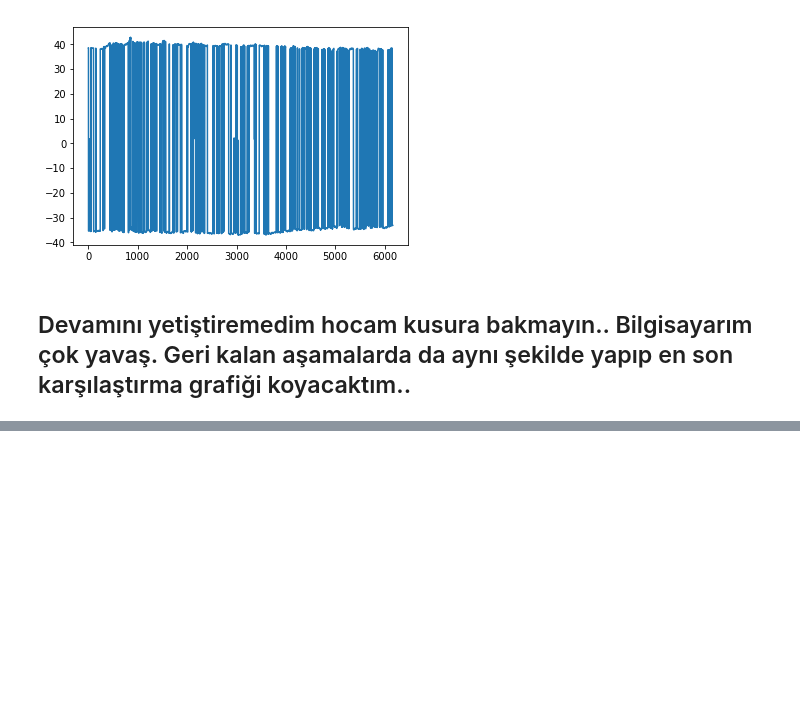
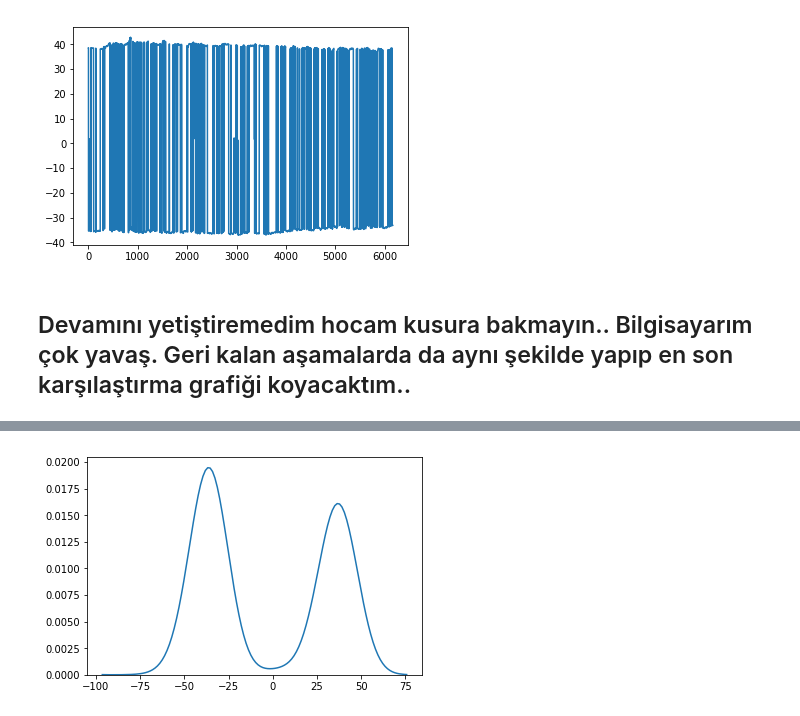
Before and after one commit to Kodluyoruz-Ankara-Veri-Bilimi/SevketAY, a Jupyter notebook: regression.ipynb, the cells around one changed output, grey strips where cells are left out. Cells and saved outputs as stored; diff of their text form; code cells hidden in the pictures; blank space fills up the shorter version.

```diff
--- a/regression.ipynb
+++ b/regression.ipynb
@@ -570,0 +637,4 @@ Warnings:
+# %%
+pre.error_test()
+# %% [output]
+[figure, added]
```
Also changed, not shown: parts of 29 cells of this notebook.
